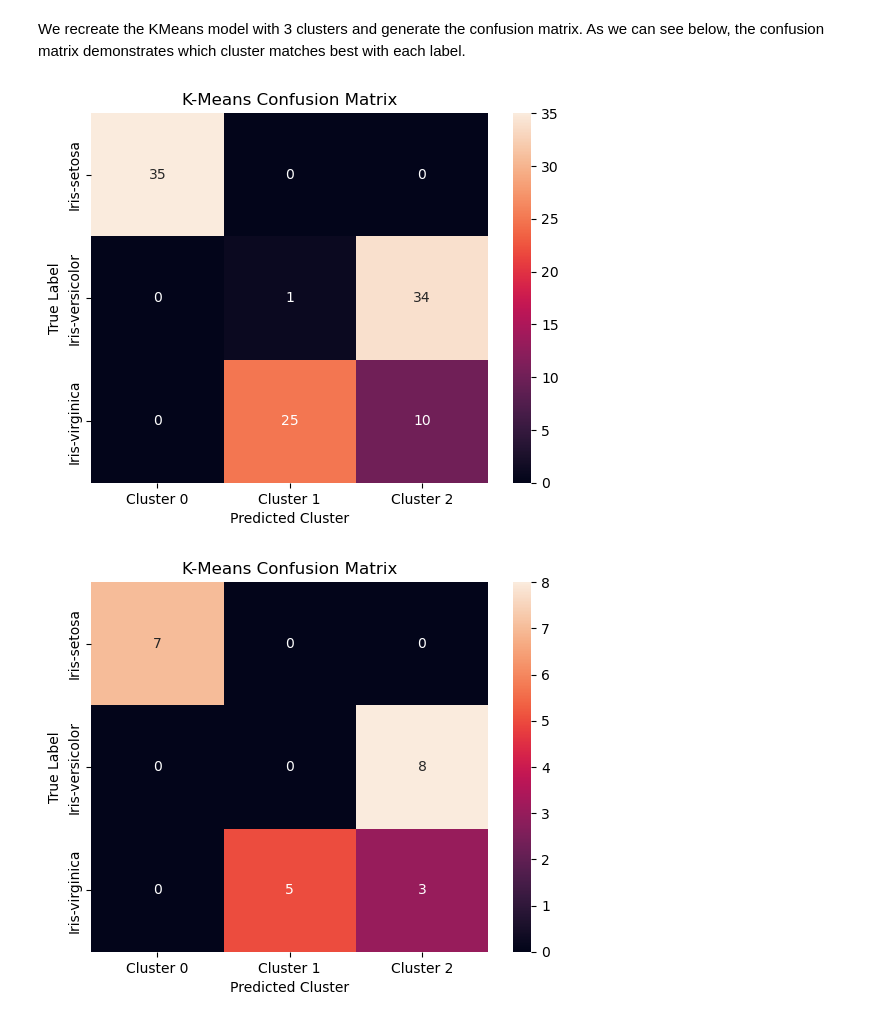
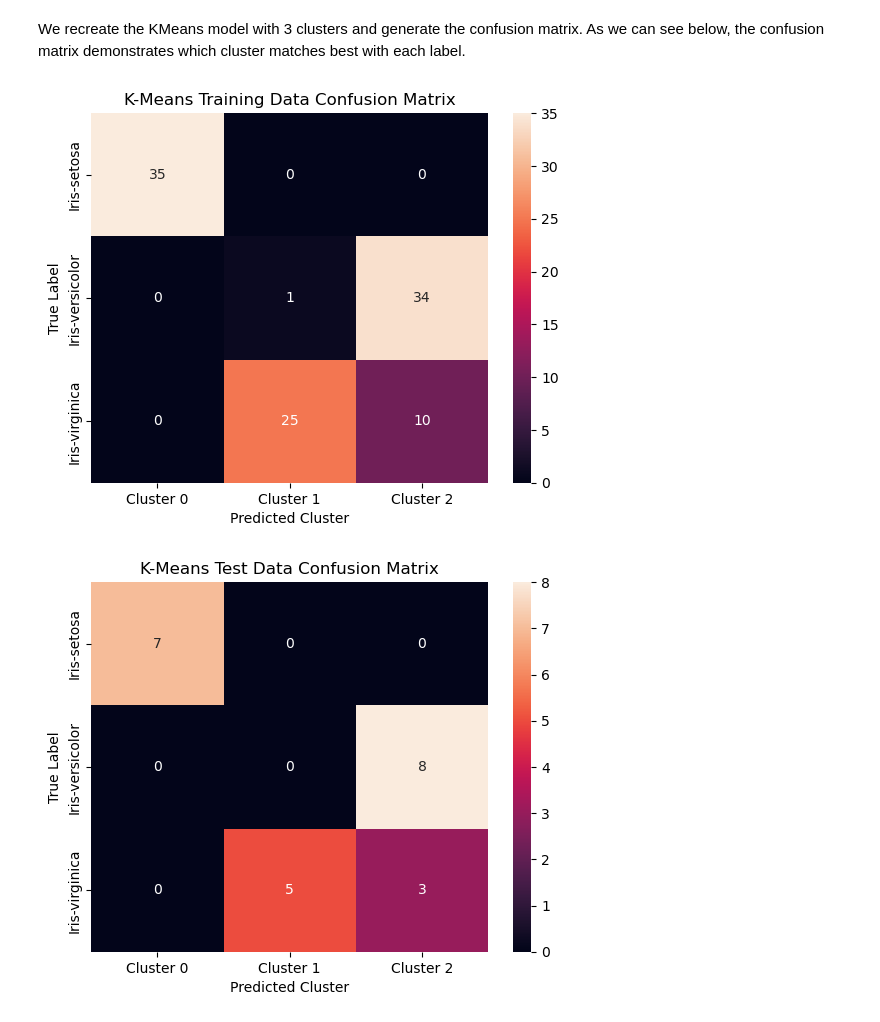
Before and after one commit to JayC-SF/Artificial-Intelligence-Labs, a Jupyter notebook: major-assignments/assignment2/implementation-q1.ipynb, the cells around one changed output. Cells and saved outputs as stored; diff of their text form; code cells hidden in the pictures.

```diff
--- a/major-assignments/assignment2/implementation-q1.ipynb
+++ b/major-assignments/assignment2/implementation-q1.ipynb
@@ -64,24 +64,24 @@ As we can see below, the confusion matrix demonstrates which cluster matches bes
 # %%
 # recreate kmeans with cluster size 3 and train the model
 km = KMeans(n_clusters=3, random_state=42)
 km.fit(X_train)
 
 # encode the y_train labels to numbers
 le = LabelEncoder()
 y_train_encoded = le.fit_transform(y_train)
 
 # create the confusion matrix
 cm = confusion_matrix(y_train_encoded, km.labels_)
 
 sns.heatmap(cm, annot=True, fmt='d',
             xticklabels=['Cluster 0', 'Cluster 1', 'Cluster 2'],
             yticklabels=le.classes_)
 plt.xlabel('Predicted Cluster')
 plt.ylabel('True Label')
-plt.title('K-Means Confusion Matrix')
+plt.title('K-Means Training Data Confusion Matrix')
 plt.show()
 # %% [output]
-[figure, old version]
+[figure, new version]
 # %%
 # get the predictions from KMeans
 y_preds = km.predict(X_test)
@@ -96,7 +96,7 @@ sns.heatmap(cm_test, annot=True, fmt='d',
             yticklabels=le.classes_)
 plt.xlabel('Predicted Cluster')
 plt.ylabel('True Label')
-plt.title('K-Means Confusion Matrix')
+plt.title('K-Means Test Data Confusion Matrix')
 plt.show()
 # %% [output]
-[figure, old version]
+[figure, new version]
```
Also changed, not shown: 3 other files.
